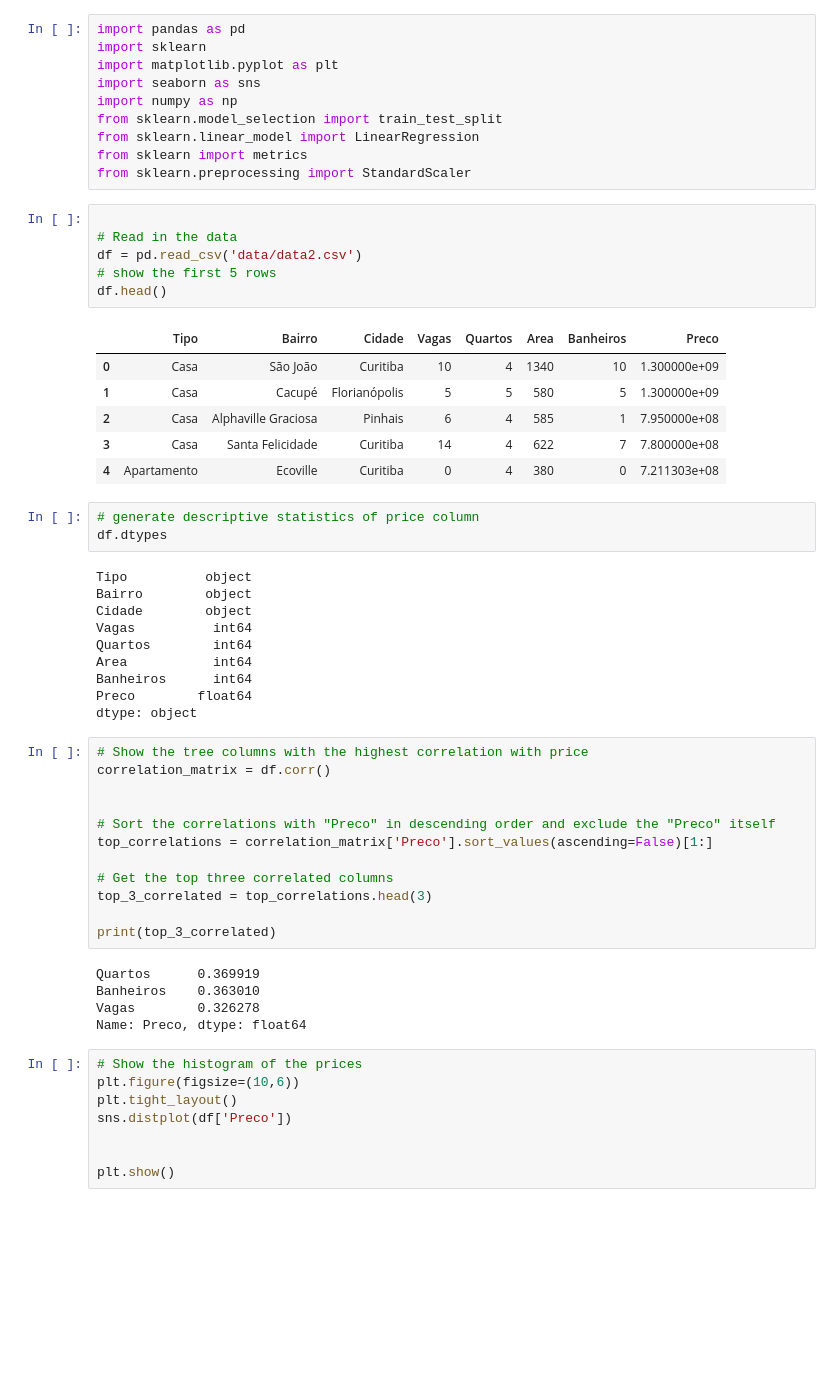
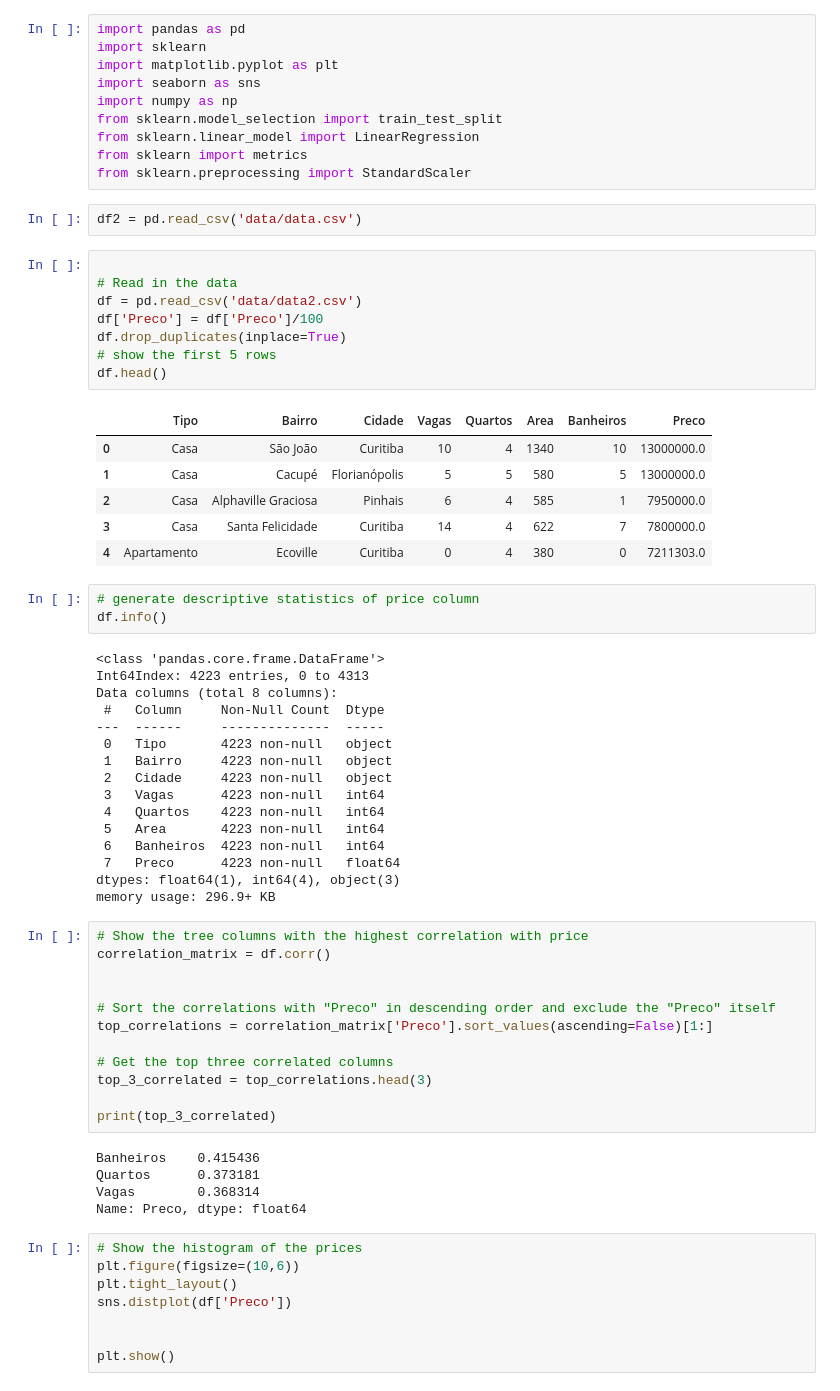
Before and after one commit to Bierc/properties, a Jupyter notebook: analysis.ipynb, the cells around one changed output. Cells and saved outputs as stored; diff of their text form; blank space fills up the shorter version.

```diff
--- a/analysis.ipynb
+++ b/analysis.ipynb
@@ -8,32 +8,42 @@ from sklearn.model_selection import train_test_split
 from sklearn.linear_model import LinearRegression
 from sklearn import metrics
 from sklearn.preprocessing import StandardScaler
+# %%
+df2 = pd.read_csv('data/data.csv')
 # %%
 
 # Read in the data
 df = pd.read_csv('data/data2.csv')
+df['Preco'] = df['Preco']/100
+df.drop_duplicates(inplace=True)
 # show the first 5 rows
 df.head()
 # %% [output]
 |  | Tipo | Bairro | Cidade | Vagas | Quartos | Area | Banheiros | Preco |
-| 0 | Casa | São João | Curitiba | 10 | 4 | 1340 | 10 | 1.300000e+09 |
-| 1 | Casa | Cacupé | Florianópolis | 5 | 5 | 580 | 5 | 1.300000e+09 |
-| 2 | Casa | Alphaville Graciosa | Pinhais | 6 | 4 | 585 | 1 | 7.950000e+08 |
-| 3 | Casa | Santa Felicidade | Curitiba | 14 | 4 | 622 | 7 | 7.800000e+08 |
-| 4 | Apartamento | Ecoville | Curitiba | 0 | 4 | 380 | 0 | 7.211303e+08 |
+| 0 | Casa | São João | Curitiba | 10 | 4 | 1340 | 10 | 13000000.0 |
+| 1 | Casa | Cacupé | Florianópolis | 5 | 5 | 580 | 5 | 13000000.0 |
+| 2 | Casa | Alphaville Graciosa | Pinhais | 6 | 4 | 585 | 1 | 7950000.0 |
+| 3 | Casa | Santa Felicidade | Curitiba | 14 | 4 | 622 | 7 | 7800000.0 |
+| 4 | Apartamento | Ecoville | Curitiba | 0 | 4 | 380 | 0 | 7211303.0 |
 # %%
 # generate descriptive statistics of price column
-df.dtypes
+df.info()
 # %% [output]
-Tipo          object
-Bairro        object
-Cidade        object
-Vagas          int64
-Quartos        int64
-Area           int64
-Banheiros      int64
-Preco        float64
-dtype: object
+<class 'pandas.core.frame.DataFrame'>
+Int64Index: 4223 entries, 0 to 4313
+Data columns (total 8 columns):
+ #   Column     Non-Null Count  Dtype
+---  ------     --------------  -----
+ 0   Tipo       4223 non-null   object
+ 1   Bairro     4223 non-null   object
+ 2   Cidade     4223 non-null   object
+ 3   Vagas      4223 non-null   int64
+ 4   Quartos    4223 non-null   int64
+ 5   Area       4223 non-null   int64
+ 6   Banheiros  4223 non-null   int64
+ 7   Preco      4223 non-null   float64
+dtypes: float64(1), int64(4), object(3)
+memory usage: 296.9+ KB
 # %%
 # Show the tree columns with the highest correlation with price
 correlation_matrix = df.corr()
@@ -47,9 +57,9 @@ top_3_correlated = top_correlations.head(3)
 
 print(top_3_correlated)
 # %% [output]
-Quartos      0.369919
-Banheiros    0.363010
-Vagas        0.326278
+Banheiros    0.415436
+Quartos      0.373181
+Vagas        0.368314
 Name: Preco, dtype: float64
 # %%
 # Show the histogram of the prices
```
Also changed, not shown: parts of 15 cells of this notebook, 1 other file.
